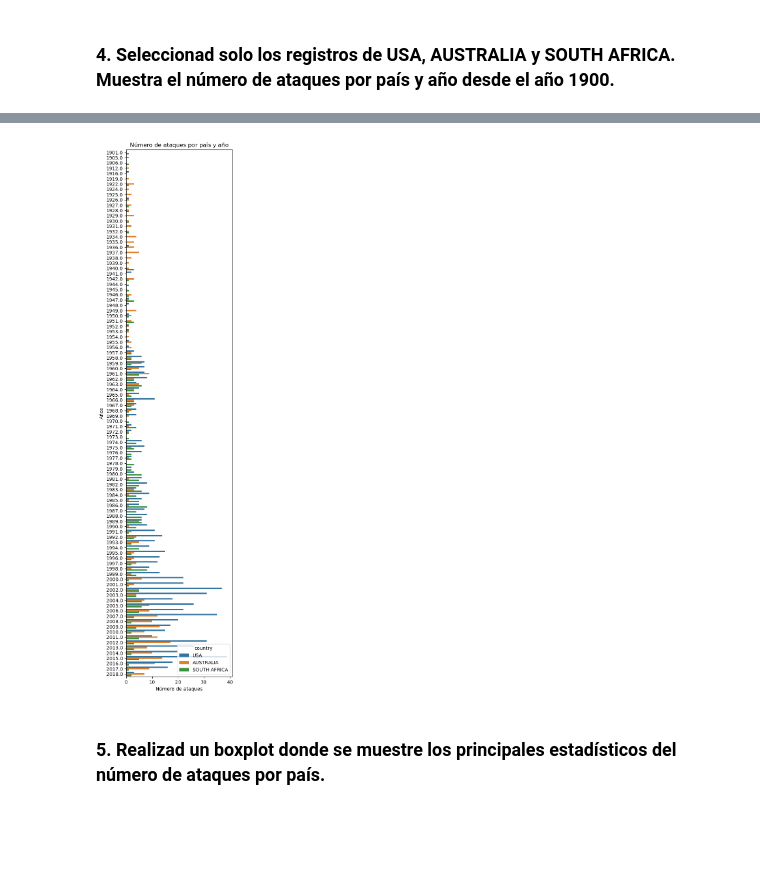
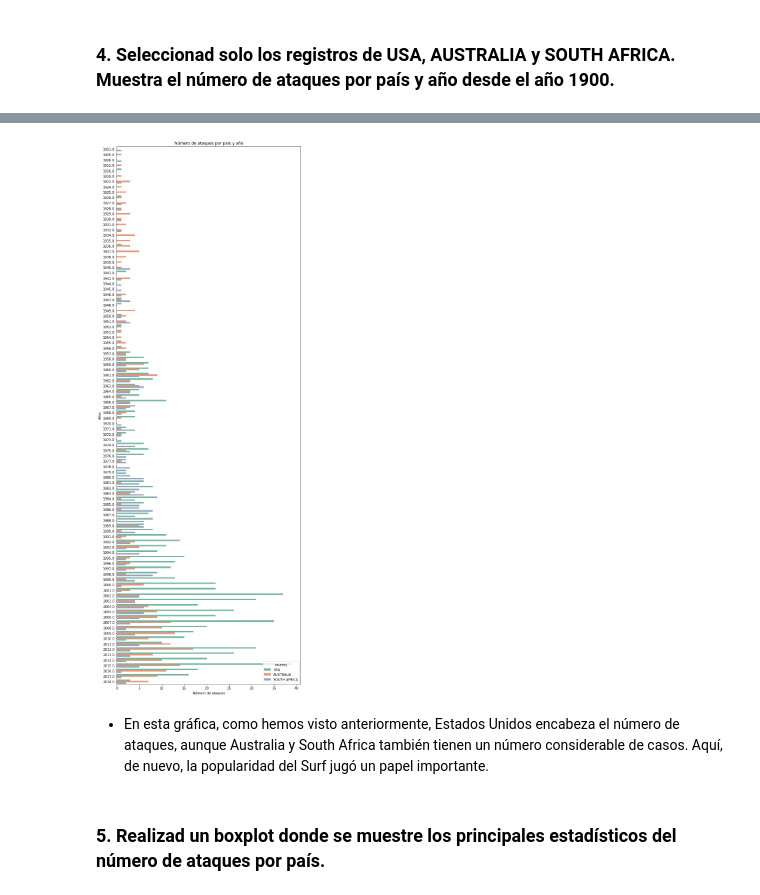
Before and after one commit to Adalab/DA-promo-c-modulo-2-sprint-1-Laura-Pilar, a Jupyter notebook: Visualizacion/Leccion-7-Visualizacion-3/Visualizacion-3-Seaborn.ipynb, the cells around one changed output, grey strips where cells are left out. Drawn from its saved outputs; the diff is of its cells as text; code cells hidden in the pictures; blank space fills up the shorter version.

```diff
--- a/Visualizacion/Leccion-7-Visualizacion-3/Visualizacion-3-Seaborn.ipynb
+++ b/Visualizacion/Leccion-7-Visualizacion-3/Visualizacion-3-Seaborn.ipynb
@@ -121,16 +112,18 @@ df_paises.head()
 | 6 | 2018.04.25.a | 21 | 2018.0 | Unprovoked | AUSTRALIA | Western Australia | Surfers Point, Prevelly | Surfing | Rob Bruce | M | ... |
 | 8 | 2018.04.22 | 24 | 2018.0 | Unprovoked | SOUTH AFRICA | Western Cape Province | Robberg Beach, Plettenberg Bay | Paddle-skiing | male | M | ... |
 # %%
-plt.figure(figsize = (4,20))
+plt.figure(figsize = (10,30))
 
-fig = sns.countplot(data = df_paises, y = "year", hue = "country")
+fig = sns.countplot(y = "year", data = df_paises, hue = "country", palette="Set2")
 
 fig.set(ylabel = "Años", xlabel = "Número de ataques")
 
 fig.set_title("Número de ataques por país y año")
 
 plt.show()
 # %% [output]
-[figure, old version]
+[figure, new version]
+# %% [markdown]
+- En esta gráfica, como hemos visto anteriormente, Estados Unidos encabeza el número de ataques, aunque Australia y South Africa también tienen un número considerable de casos. Aquí, de nuevo, la popularidad del Surf jugó un papel importante.
 # %% [markdown]
 ### 5. Realizad un boxplot donde se muestre los principales estadísticos del número de ataques por país.
```
Also changed, not shown: parts of 19 cells of this notebook, 15 other files.
